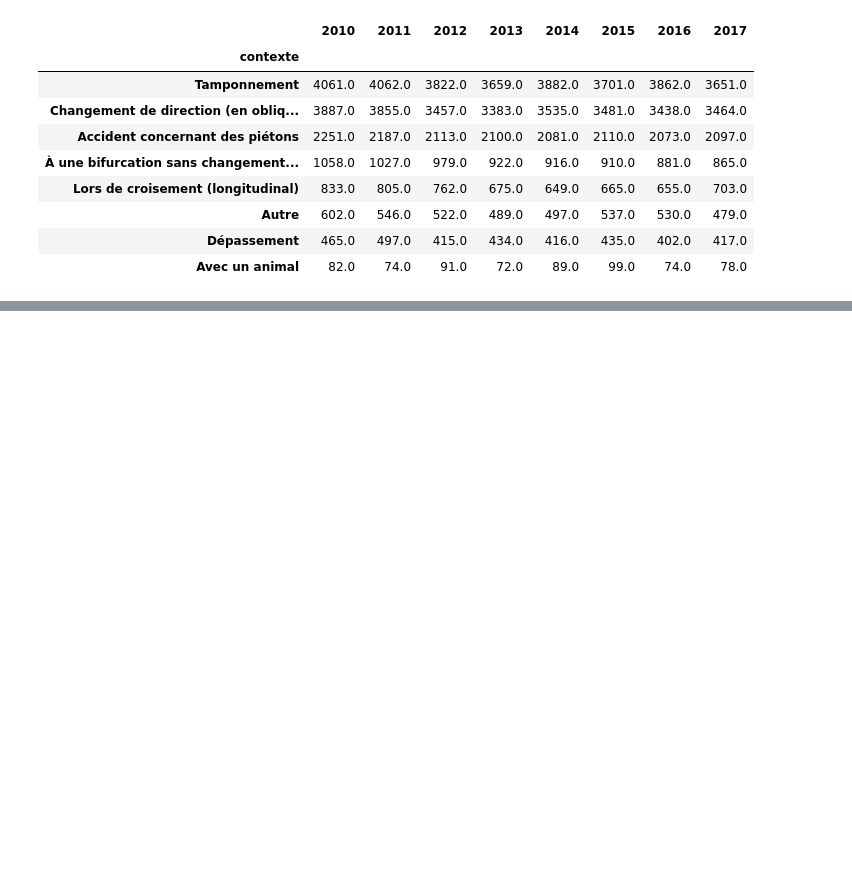
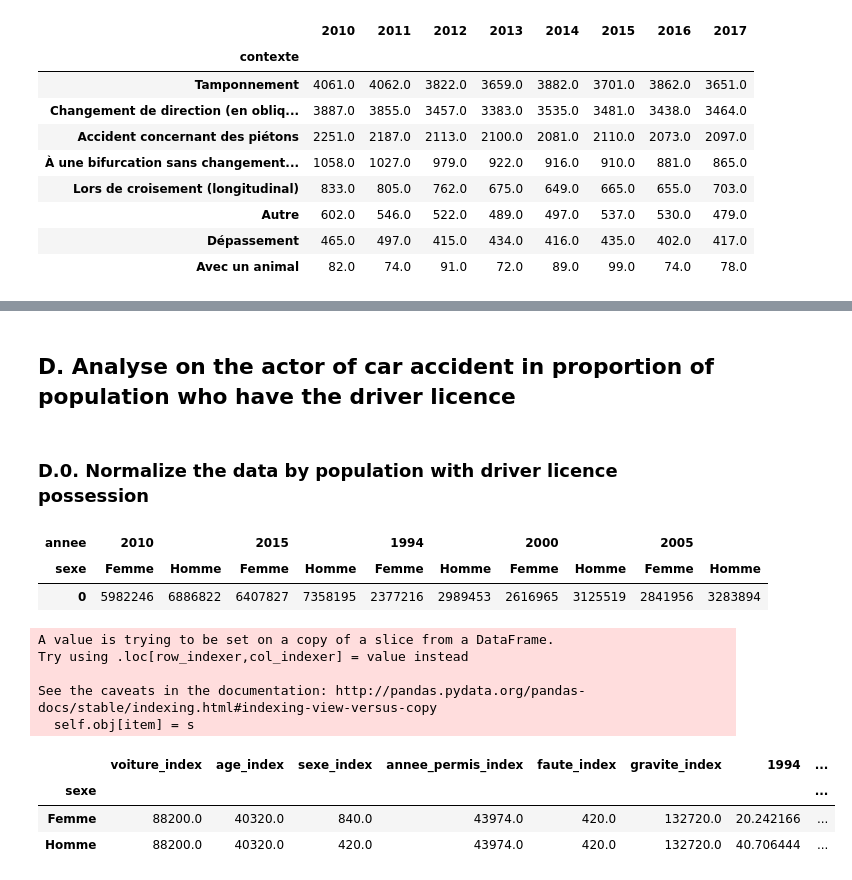
Before and after one commit to epfl-ada-2018/project-pizzafels, a Jupyter notebook: Analyzer_Main.ipynb, the cells around one changed output, grey strips where cells are left out. Saved outputs shown, nothing was run; the diff lists cells and outputs as text; code cells hidden in the pictures; blank space fills up the shorter version.

```diff
--- a/Analyzer_Main.ipynb
+++ b/Analyzer_Main.ipynb
@@ -617,0 +608,58 @@ Still the same issue, and 'Autre' is even included... I think there miss values
+# %% [markdown]
+## D. Analyse on the actor of car accident in proportion of population who have the driver licence
+# %% [markdown]
+### D.0. Normalize the data by population with driver licence possession
+# %%
+df_conducteur_bysexe = df_Population_2010[(df_Population_2010['canton'] == 'Suisse') & (df_Population_2010['sexe'] != 'Sexe - Total')\
+                                     & (df_Population_2010.etat_civil == "Etat civil - Total")]\
+                .drop(columns=['canton','canton_index','permanente','etat_civil','Age - Total'])
+df_conducteur_bysexe['annee'] = df_conducteur_bysexe['annee'].map(int).map(str)
+df_conducteur_bysexe = df_conducteur_bysexe.groupby(['annee','sexe']).sum().transpose().sum()
+df_conducteur_bysexe = pd.DataFrame(df_conducteur_bysexe)
+
+df_conducteur_bysexe = df_conducteur_bysexe.transpose()
+df_conducteur_1992 = df_Population_age_1992[(df_Population_age_1992.age == "Age - Total") & (df_Population_age_1992.sexe != 'Sexe - Total')]\
+                        .drop(columns=['age'])
+for year in range(1992,2010):
+    for sexe in np.unique([sexe[1] for sexe in df_conducteur_bysexe.columns.values]):
+        df_conducteur_bysexe[(str(year),sexe)] = df_conducteur_1992.loc[df_conducteur_1992.sexe==sexe][str(year)].values[0]
+df_conducteur_bysexe = df_conducteur_bysexe.transpose().reset_index()
+annee = []
+for elem in df_proportion_permis.columns:
+    if IS_DATE.match(elem):
+        annee.append(elem)
+df_conducteur_bysexe = df_conducteur_bysexe[df_conducteur_bysexe.annee.isin(annee)].set_index(['annee','sexe']).transpose()
+df_proportion_permis_sexe = df_proportion_permis[df_proportion_permis.critere.isin(['Hommes','Femmes'])]
+for year in annee:
+    for sexe in np.unique([sexe[1] for sexe in df_conducteur_bysexe.columns.values]):
+        df_conducteur_bysexe[(str(year),sexe)] = int((1/100) * df_conducteur_bysexe[(str(year),sexe)].values[0] * \
+                                            df_proportion_permis_sexe.loc[df_proportion_permis_sexe.critere==sexe+'s'][str(year)].values[0])
+df_conducteur_bysexe.head(5)
+# %% [output]
+| annee | 2010 |  | 2015 |  | 1994 |  | 2000 |  | 2005 |  |
+| sexe | Femme | Homme | Femme | Homme | Femme | Homme | Femme | Homme | Femme | Homme |
+| 0 | 5982246 | 6886822 | 6407827 | 7358195 | 2377216 | 2989453 | 2616965 | 3125519 | 2841956 | 3283894 |
+# %%
+toKeep = []
+for col in df_Accident_objets.columns:
+    if IS_DATE.match(col):
+        if(col in annee):
+            toKeep.append(col)
+    else :
+        toKeep.append(col)
+# %%
+df_Accident_objets_normalized_sexe = df_Accident_objets[toKeep]
+# %%
+for year,sexe in df_conducteur_bysexe.columns.values:
+        df_Accident_objets_normalized_sexe.loc[(df_Accident_objets_normalized_sexe.sexe==sexe),year]\
+        = df_Accident_objets_normalized_sexe[df_Accident_objets_normalized_sexe.sexe==sexe][year]*10000 / df_conducteur_bysexe.transpose().loc[(year,sexe)].values[0]
+# %% [output]
+A value is trying to be set on a copy of a slice from a DataFrame.
+Try using .loc[row_indexer,col_indexer] = value instead
+
+See the caveats in the documentation: http://pandas.pydata.org/pandas-docs/stable/indexing.html#indexing-view-versus-copy
+  self.obj[item] = s
+# %%
+df_conducteur = df_Accident_objets_normalized_sexe[(df_Accident_objets_normalized_sexe.faute_index==1)\
+                                           & (df_Accident_objets_normalized_sexe.voiture_index==210)\
+                                            & (df_Accident_objets_normalized_sexe.sexe_index <= 2)].dropna()
@@ -617,0 +670,7 @@ Still the same issue, and 'Autre' is even included... I think there miss values
+# %%
+display(df_conducteur.groupby(['sexe']).sum())
+# %% [output]
+|  | voiture_index | age_index | sexe_index | annee_permis_index | faute_index | gravite_index | 1994 | ... |
+| sexe |  |  |  |  |  |  |  | ... |
+| Femme | 88200.0 | 40320.0 | 840.0 | 43974.0 | 420.0 | 132720.0 | 20.242166 | ... |
+| Homme | 88200.0 | 40320.0 | 420.0 | 43974.0 | 420.0 | 132720.0 | 40.706444 | ... |
```
Also changed, not shown: parts of 93 cells of this notebook, 2 other files.
